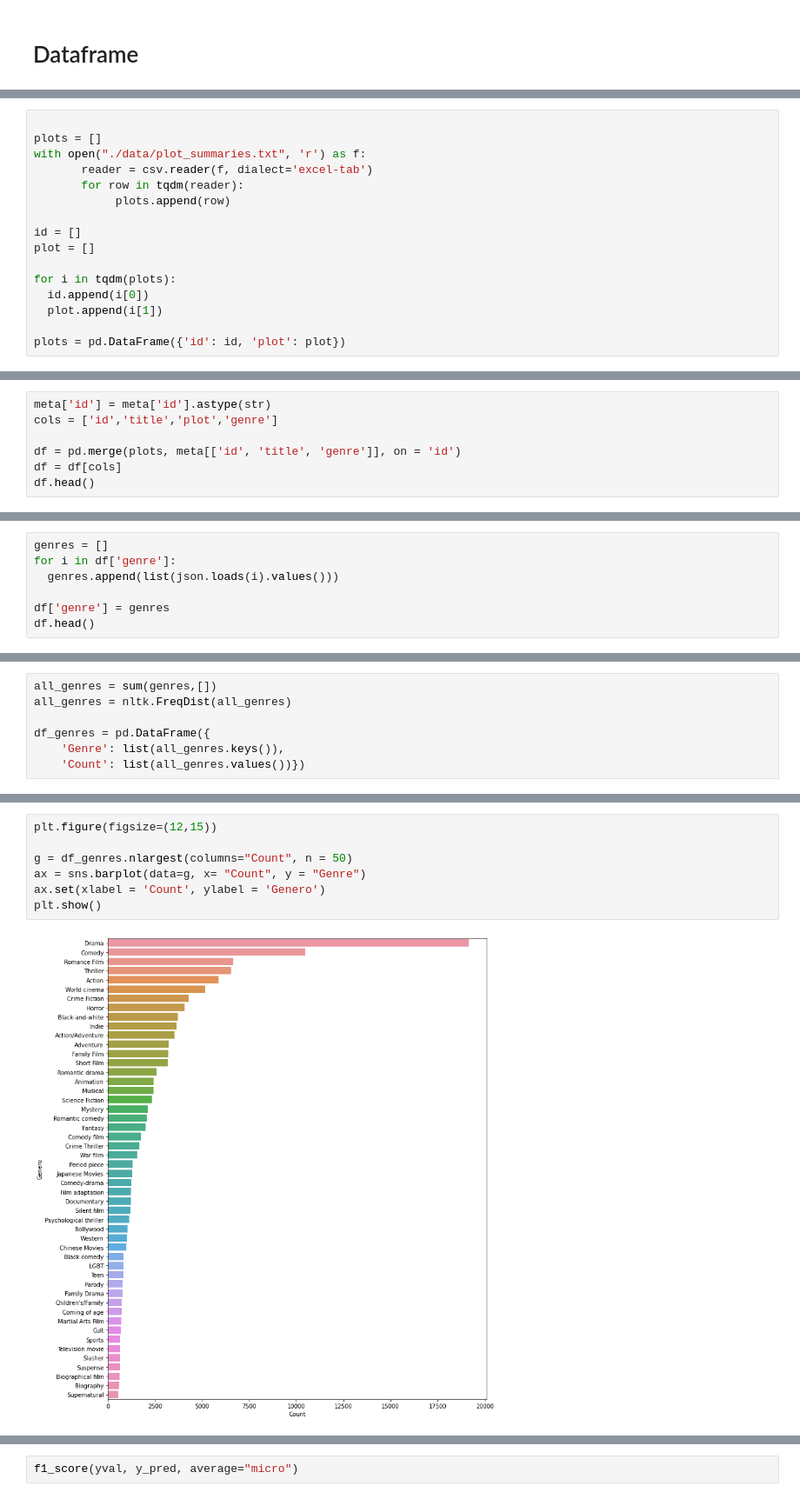
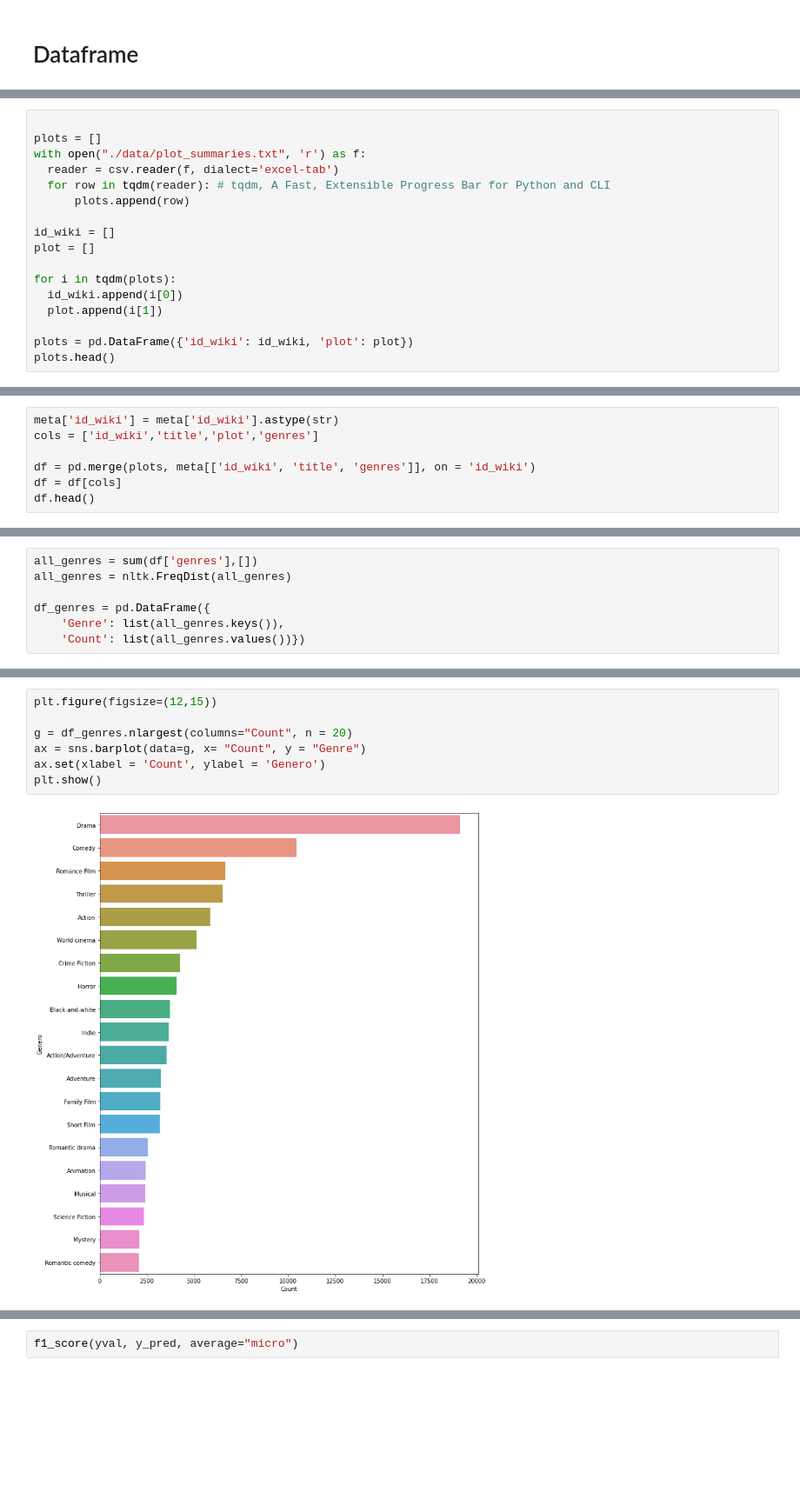
Before and after one commit to Durfan/ufsj-Data-Science, a Jupyter notebook: tp/tp.ipynb, the cells around one changed output, grey strips where cells are left out. Shown at 87% size. Saved outputs shown, nothing was run; the diff lists cells and outputs as text; blank space fills up the shorter version.

```diff
--- a/tp/tp.ipynb
+++ b/tp/tp.ipynb
@@ -38,15 +57,16 @@ meta.head()
 
 plots = []
 with open("./data/plot_summaries.txt", 'r') as f:
-       reader = csv.reader(f, dialect='excel-tab')
-       for row in tqdm(reader):
-            plots.append(row)
+  reader = csv.reader(f, dialect='excel-tab')
+  for row in tqdm(reader): # tqdm, A Fast, Extensible Progress Bar for Python and CLI
+      plots.append(row)
 
-id = []
+id_wiki = []
 plot = []
 
 for i in tqdm(plots):
-  id.append(i[0])
+  id_wiki.append(i[0])
   plot.append(i[1])
 
-plots = pd.DataFrame({'id': id, 'plot': plot})
+plots = pd.DataFrame({'id_wiki': id_wiki, 'plot': plot})
+plots.head()
@@ -53,8 +80,8 @@ plots = pd.DataFrame({'id': id, 'plot': plot})
 # %%
-meta['id'] = meta['id'].astype(str)
-cols = ['id','title','plot','genre']
+meta['id_wiki'] = meta['id_wiki'].astype(str)
+cols = ['id_wiki','title','plot','genres']
 
-df = pd.merge(plots, meta[['id', 'title', 'genre']], on = 'id')
+df = pd.merge(plots, meta[['id_wiki', 'title', 'genres']], on = 'id_wiki')
 df = df[cols]
 df.head()
 # %% [output]
@@ -67,7 +93,0 @@ df.head()
-# %%
-genres = []
-for i in df['genre']:
-  genres.append(list(json.loads(i).values()))
-
-df['genre'] = genres
-df.head()
@@ -81,5 +94,5 @@ df.head()
 # %%
-all_genres = sum(genres,[])
+all_genres = sum(df['genres'],[])
 all_genres = nltk.FreqDist(all_genres)
 
 df_genres = pd.DataFrame({
@@ -102,9 +101,9 @@ df_genres = pd.DataFrame({
 # %%
 plt.figure(figsize=(12,15))
 
-g = df_genres.nlargest(columns="Count", n = 50)
+g = df_genres.nlargest(columns="Count", n = 20)
 ax = sns.barplot(data=g, x= "Count", y = "Genre")
 ax.set(xlabel = 'Count', ylabel = 'Genero')
 plt.show()
 # %% [output]
-[figure, old version]
+[figure, new version]
```
Also changed, not shown: parts of 15 cells of this notebook.
